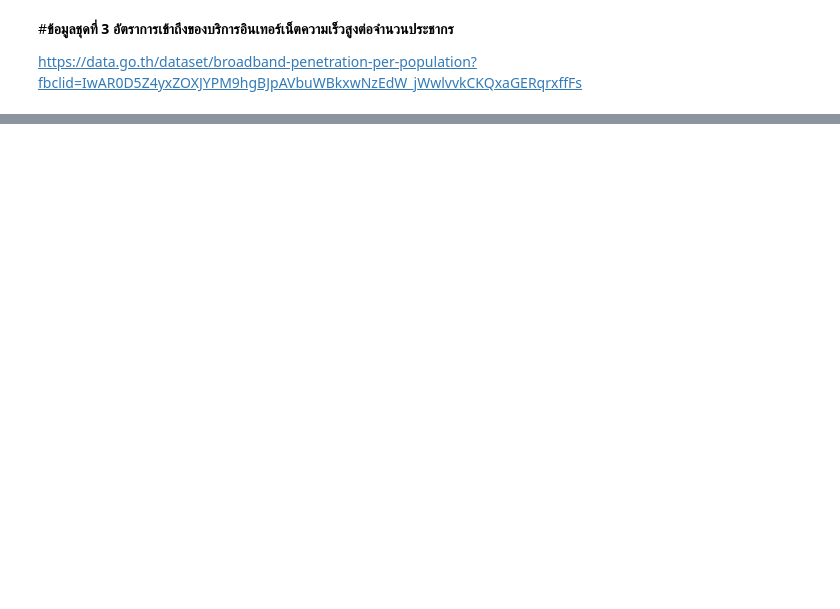
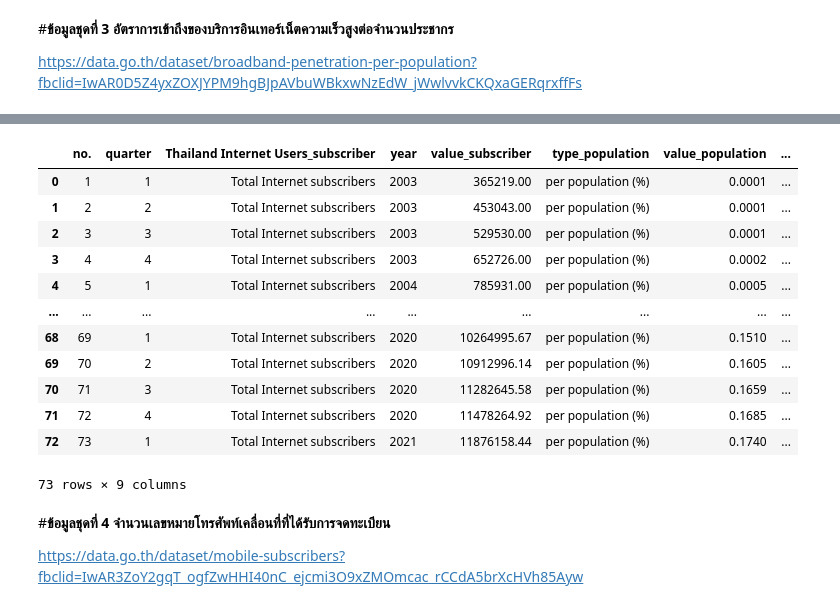
Before and after one commit to Nunticha24/DWDM21, a Jupyter notebook: Project_lookmhee.ipynb, the cells around one changed output, grey strips where cells are left out. Drawn from its saved outputs; the diff is of its cells as text; code cells hidden in the pictures; blank space fills up the shorter version.

```diff
--- a/Project_lookmhee.ipynb
+++ b/Project_lookmhee.ipynb
@@ -356,0 +156,3 @@ we loss 5.47945205479452% of data
+# %%
+data_household2 = data_household.sort_values(by=['no.'])  # เรียงข้อมูลโดยใช้ column ของ No. เป็นหลักในการเรียง
+data_household2
@@ -356,0 +173,4 @@ we loss 5.47945205479452% of data
+# %%
+#ตัด column ของตาราง data_population (ตัด column ที่ซ้ำกันออกคือ QUARTER กับ YEAR)
+data_population.drop(['quarter','year'], axis=1, inplace=True)  #axis=1 คือลบcolumn / axis=0 คือลบrow
+data_population
@@ -356,0 +191,4 @@ we loss 5.47945205479452% of data
+# %%
+#เชื่อมตาราง data_subscriber2 และ data_population เข้าด้วยกัน โดยให้ตาราง data_subscriber2 เป็นตารางหลักอยู่ที่ด้านซ้าย
+merge_table1 = data_subscriber2.merge(data_population,how='left',left_on='no.',right_on='no.')
+merge_table1
@@ -356,0 +209,4 @@ we loss 5.47945205479452% of data
+# %%
+#ตัด column ของตาราง data_household2 (ตัด column ที่ซ้ำกันออกคือ QUARTER กับ YEAR)
+data_household2.drop(['quarter','year'], axis=1, inplace=True)  #axis=1 คือลบcolumn / axis=0 คือลบrow
+data_household2
@@ -356,0 +227,22 @@ we loss 5.47945205479452% of data
+# %%
+#เชื่อมตาราง merge_table1 และ data_household2 เข้าด้วยกัน โดยให้ตาราง merge_table1 เป็นตารางหลักอยู่ที่ด้านซ้าย
+merge_table2 = merge_table1.merge(data_household2,how='left',left_on='no.',right_on='no.')
+merge_table2
+# %% [output]
+|  | no. | quarter | Thailand Internet Users_subscriber | year | value_subscriber | type_population | value_population | ... |
+| 0 | 1 | 1 | Total Internet subscribers | 2003 | 365219.00 | per population (%) | 0.0001 | ... |
+| 1 | 2 | 2 | Total Internet subscribers | 2003 | 453043.00 | per population (%) | 0.0001 | ... |
+| 2 | 3 | 3 | Total Internet subscribers | 2003 | 529530.00 | per population (%) | 0.0001 | ... |
+| 3 | 4 | 4 | Total Internet subscribers | 2003 | 652726.00 | per population (%) | 0.0002 | ... |
+| 4 | 5 | 1 | Total Internet subscribers | 2004 | 785931.00 | per population (%) | 0.0005 | ... |
+| ... | ... | ... | ... | ... | ... | ... | ... | ... |
+| 68 | 69 | 1 | Total Internet subscribers | 2020 | 10264995.67 | per population (%) | 0.1510 | ... |
+| 69 | 70 | 2 | Total Internet subscribers | 2020 | 10912996.14 | per population (%) | 0.1605 | ... |
+| 70 | 71 | 3 | Total Internet subscribers | 2020 | 11282645.58 | per population (%) | 0.1659 | ... |
+| 71 | 72 | 4 | Total Internet subscribers | 2020 | 11478264.92 | per population (%) | 0.1685 | ... |
+| 72 | 73 | 1 | Total Internet subscribers | 2021 | 11876158.44 | per population (%) | 0.1740 | ... |
+73 rows × 9 columns
+# %% [markdown]
+#**ข้อมูลชุดที่ 4 จำนวนเลขหมายโทรศัพท์เคลื่อนที่ที่ได้รับการจดทะเบียน**
+
+https://data.go.th/dataset/mobile-subscribers?fbclid=IwAR3ZoY2gqT_ogfZwHHI40nC_ejcmi3O9xZMOmcac_rCCdA5brXcHVh85Ayw
```
Also changed, not shown: parts of 67 cells of this notebook.
